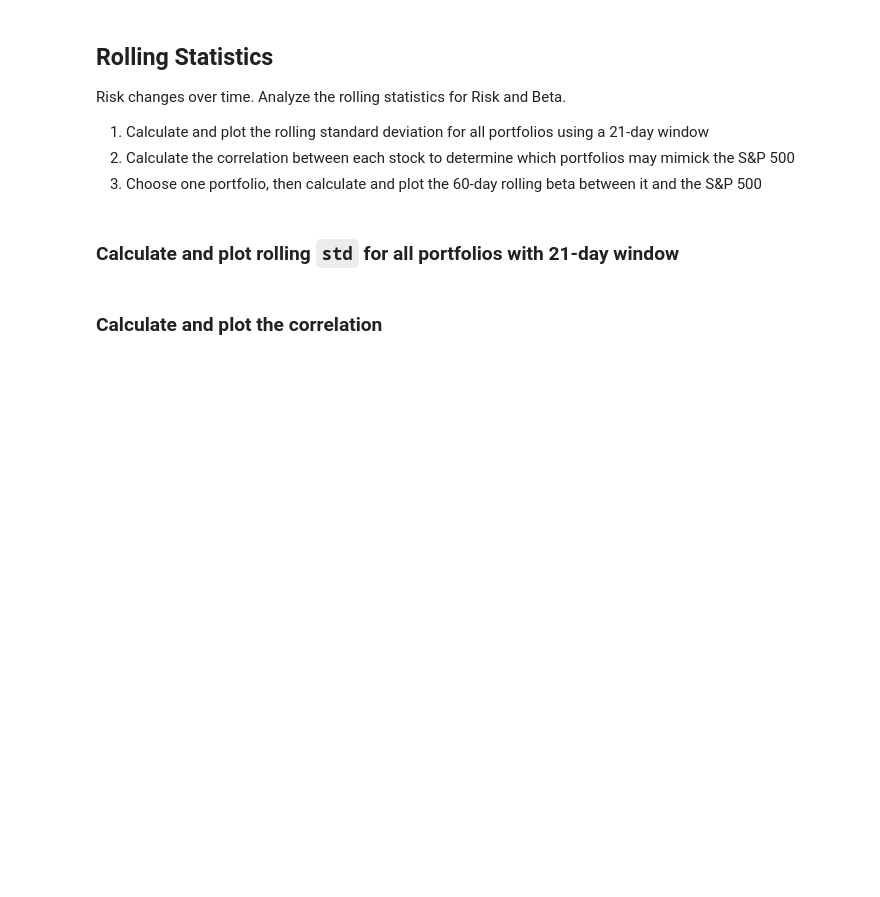
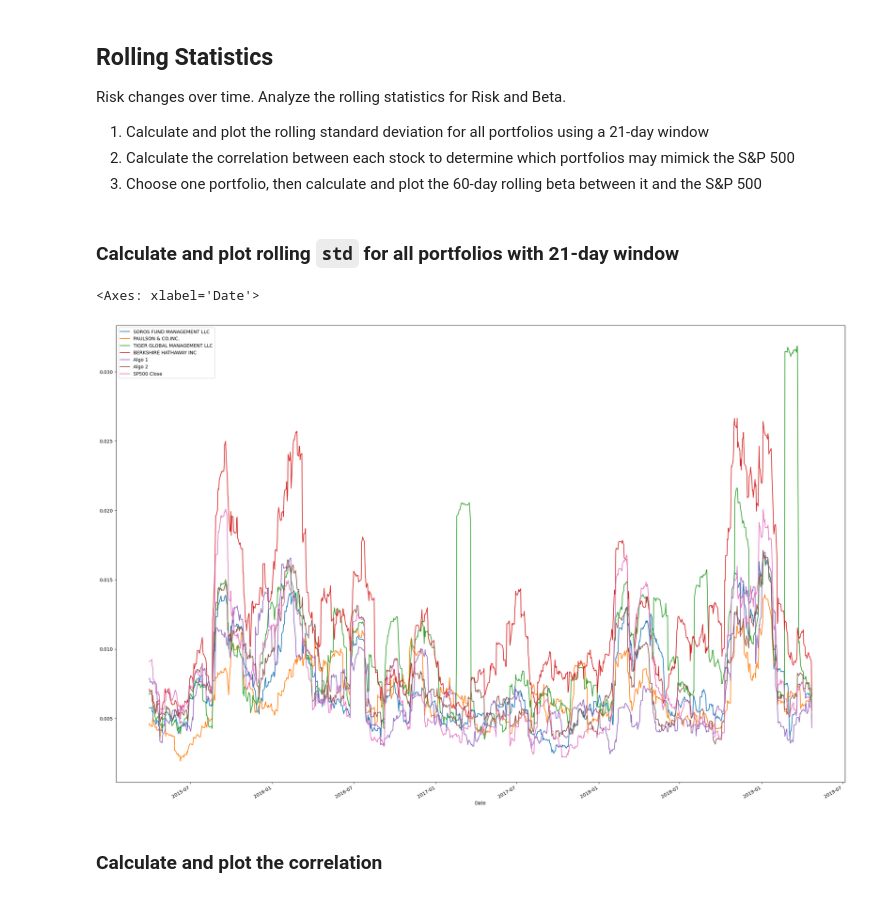
Before and after one commit to Joshbazz/Module-4-Challenge-Portfolio-Analysis, a Jupyter notebook: whale_analysis.ipynb, the cells around one changed output. Cells and saved outputs as stored; diff of their text form; code cells hidden in the pictures; blank space fills up the shorter version.

```diff
--- a/whale_analysis.ipynb
+++ b/whale_analysis.ipynb
@@ -289,8 +340,12 @@ Risk changes over time. Analyze the rolling statistics for Risk and Beta.
 ### Calculate and plot rolling `std` for all portfolios with 21-day window
 # %%
 # Calculate the rolling standard deviation for all portfolios using a 21-day window
-
+portfolio_volatility_std_21d = merged_df.rolling(window=21).std()
 # Plot the rolling standard deviation
+portfolio_volatility_std_21d.plot(figsize=(28,20))
+# %% [output]
+<Axes: xlabel='Date'>
+[figure, added]
 # %% [markdown]
 ### Calculate and plot the correlation
 # %%
```
Also changed, not shown: parts of 15 cells of this notebook.
